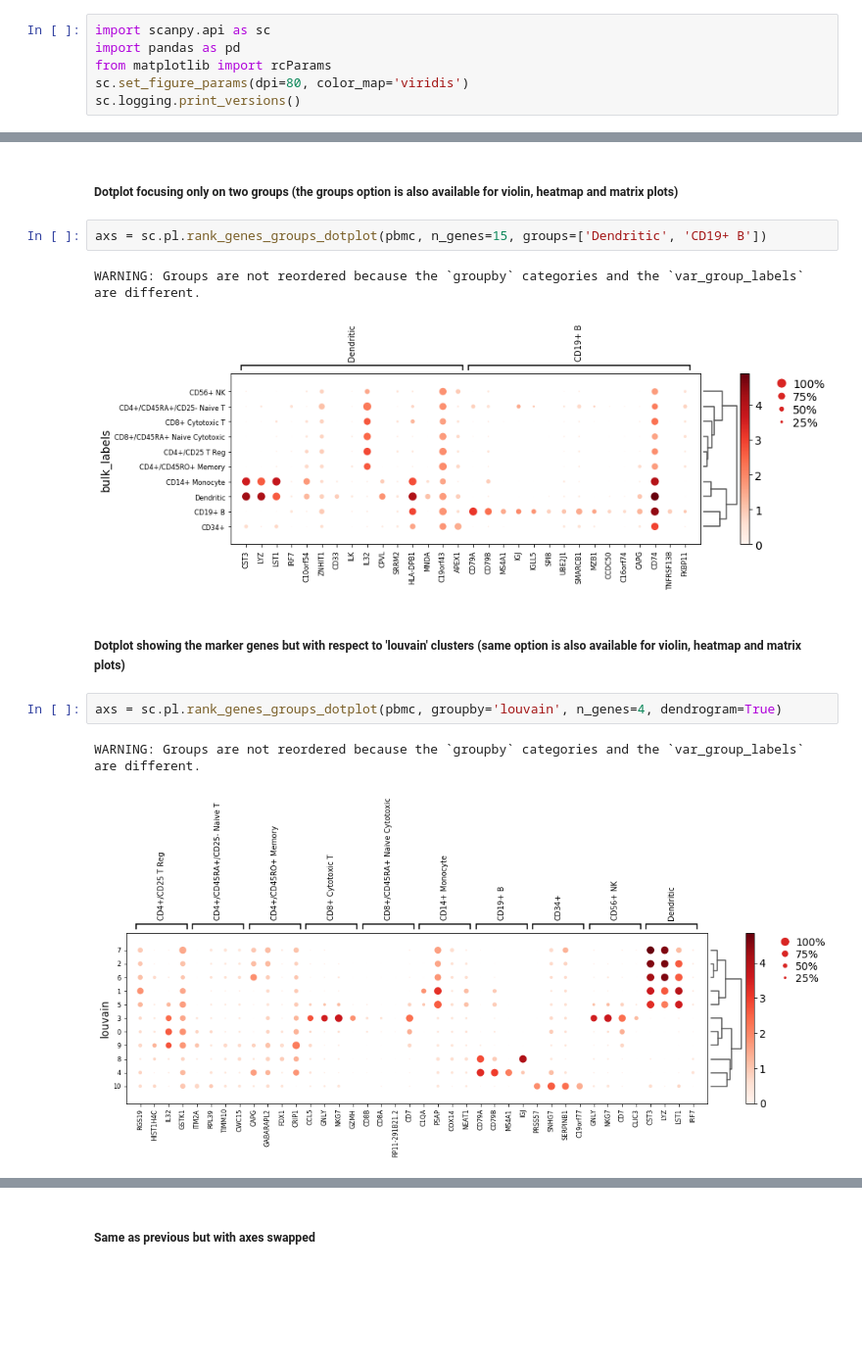
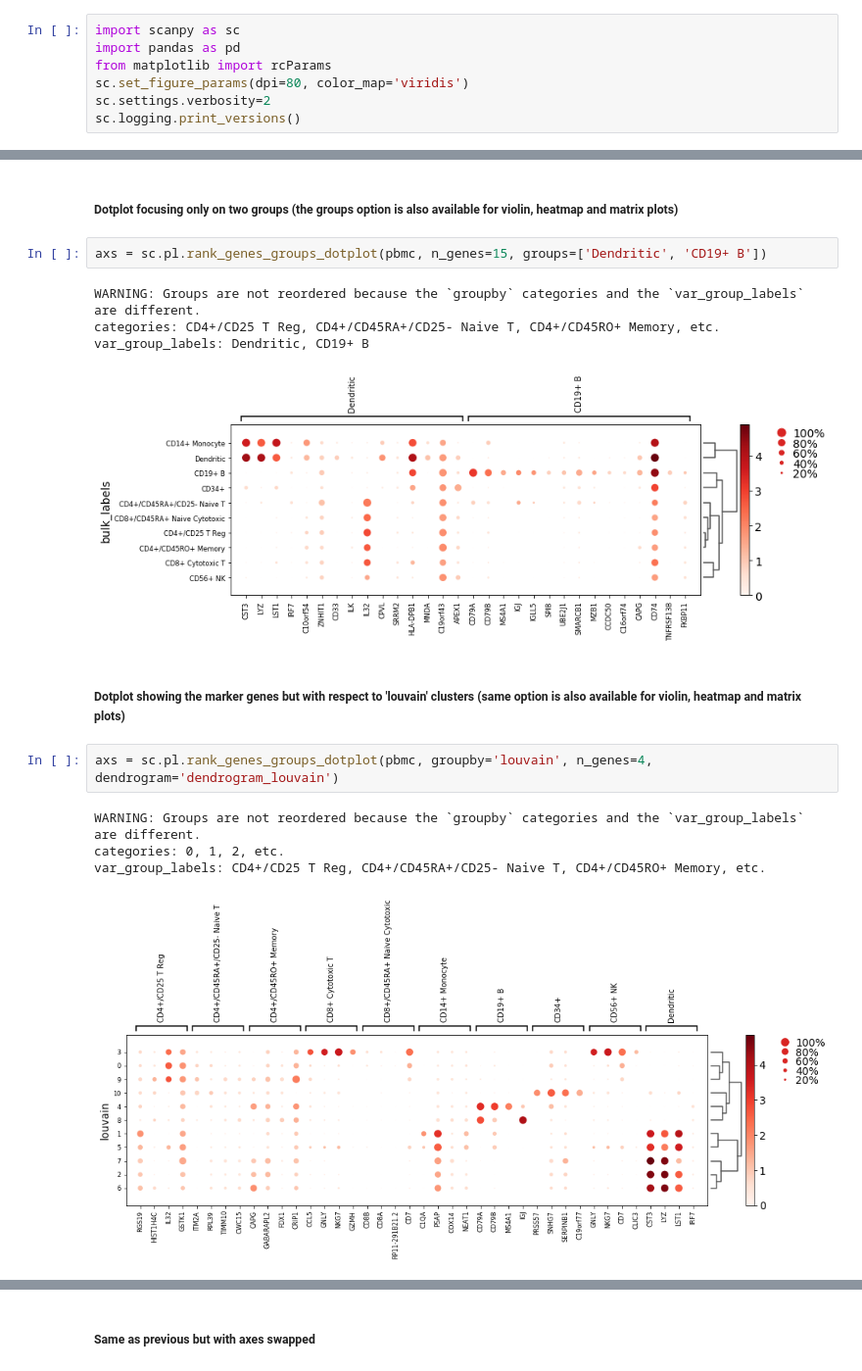
Before and after one commit to scverse/scanpy_usage, a Jupyter notebook: 181126_examples_visualizations/visualization_examples.ipynb, the cells around one changed output, grey strips where cells are left out. Shown at 98% size. Saved outputs shown, nothing was run; the diff lists cells and outputs as text; blank space fills up the shorter version.

```diff
--- a/181126_examples_visualizations/visualization_examples.ipynb
+++ b/181126_examples_visualizations/visualization_examples.ipynb
@@ -3,9 +3,10 @@
 
 This notebook gives an example of some of the visualization methods available in scanpy.
 # %%
-import scanpy.api as sc
+import scanpy as sc
 import pandas as pd
 from matplotlib import rcParams
 sc.set_figure_params(dpi=80, color_map='viridis')
+sc.settings.verbosity=2
 sc.logging.print_versions()
 # %% [output]
@@ -136,12 +166,16 @@ sc.pl.rank_genes_groups_dotplot(pbmc, n_genes=4)
 axs = sc.pl.rank_genes_groups_dotplot(pbmc, n_genes=15, groups=['Dendritic', 'CD19+ B'])
 # %% [output]
 WARNING: Groups are not reordered because the `groupby` categories and the `var_group_labels` are different.
+categories: CD4+/CD25 T Reg, CD4+/CD45RA+/CD25- Naive T, CD4+/CD45RO+ Memory, etc.
+var_group_labels: Dendritic, CD19+ B
-[figure, old version]
+[figure, new version]
 # %% [markdown]
 ##### Dotplot showing the marker genes but with respect to 'louvain' clusters (same option is also available for violin, heatmap and matrix plots)
 # %%
-axs = sc.pl.rank_genes_groups_dotplot(pbmc, groupby='louvain', n_genes=4, dendrogram=True)
+axs = sc.pl.rank_genes_groups_dotplot(pbmc, groupby='louvain', n_genes=4, dendrogram='dendrogram_louvain')
 # %% [output]
 WARNING: Groups are not reordered because the `groupby` categories and the `var_group_labels` are different.
+categories: 0, 1, 2, etc.
+var_group_labels: CD4+/CD25 T Reg, CD4+/CD45RA+/CD25- Naive T, CD4+/CD45RO+ Memory, etc.
-[figure, old version]
+[figure, new version]
 # %% [markdown]
```
Also changed, not shown: parts of 53 cells of this notebook.
